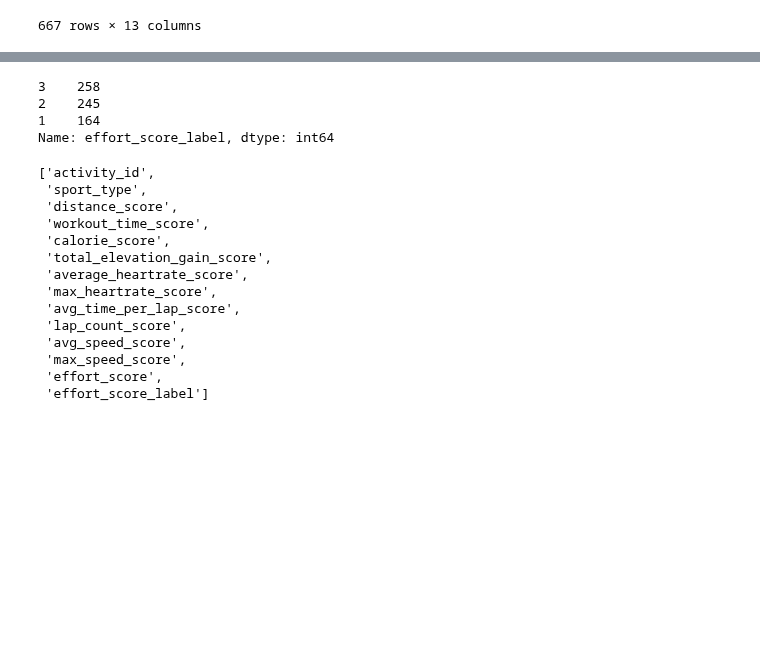
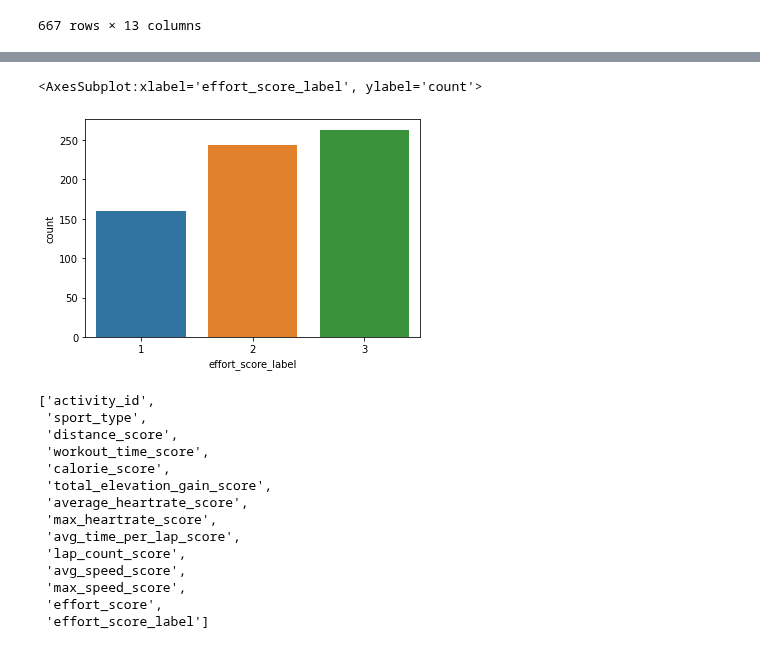
Before and after one commit to ManuelElizaldi/PyStrava, a Jupyter notebook: ClassificationModel.ipynb, the cells around one changed output, grey strips where cells are left out. Saved outputs shown, nothing was run; the diff lists cells and outputs as text; code cells hidden in the pictures; blank space fills up the shorter version.

```diff
--- a/ClassificationModel.ipynb
+++ b/ClassificationModel.ipynb
@@ -273,10 +293,9 @@ See the caveats in the documentation: https://pandas.pydata.org/pandas-docs/stab
-# %%
-score_df['effort_score_label'].value_counts()
-# %% [output]
-3    258
-2    245
-1    164
-Name: effort_score_label, dtype: int64
+# %%
+# checking workout type distribution
+sns.countplot(score_df['effort_score_label']) # type: ignore
+# %% [output]
+<AxesSubplot:xlabel='effort_score_label', ylabel='count'>
+[figure, added]
 # %%
 list(score_df.columns)
 # %% [output]
```
Also changed, not shown: parts of 12 cells of this notebook.
